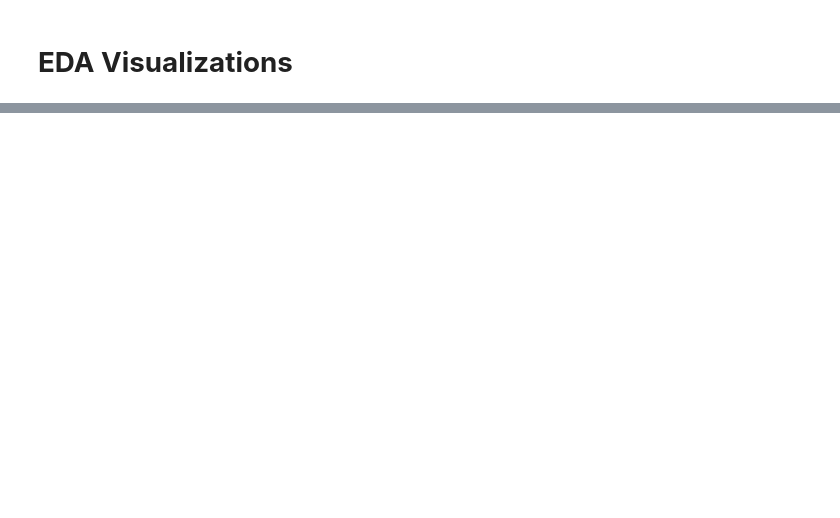
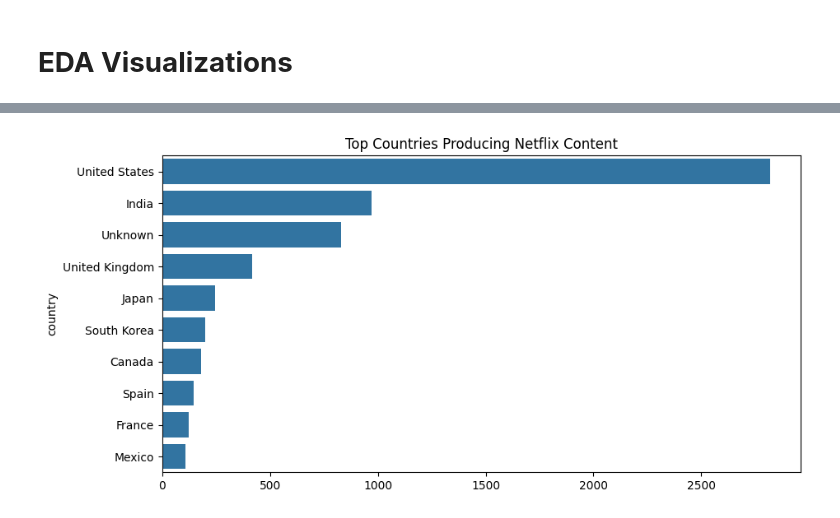
Before and after one commit to Priyahpk/PROJECTS, a Jupyter notebook: Customer_Churn_Data_Preparation_&_EDA.ipynb, the cells around one changed output, grey strips where cells are left out. Cells and saved outputs as stored; diff of their text form; code cells hidden in the pictures; blank space fills up the shorter version.

```diff
--- a/Customer_Churn_Data_Preparation_&_EDA.ipynb
+++ b/Customer_Churn_Data_Preparation_&_EDA.ipynb
@@ -162,0 +145,11 @@ plt.show()
+# %%
+# Country vs Content Volume
+
+country_counts = df['country'].value_counts().head(10)
+
+plt.figure(figsize=(10,5))
+sns.barplot(x=country_counts.values, y=country_counts.index)
+plt.title("Top Countries Producing Netflix Content")
+plt.show()
+# %% [output]
+[figure, added]
```
Also changed, not shown: parts of 31 cells of this notebook.
